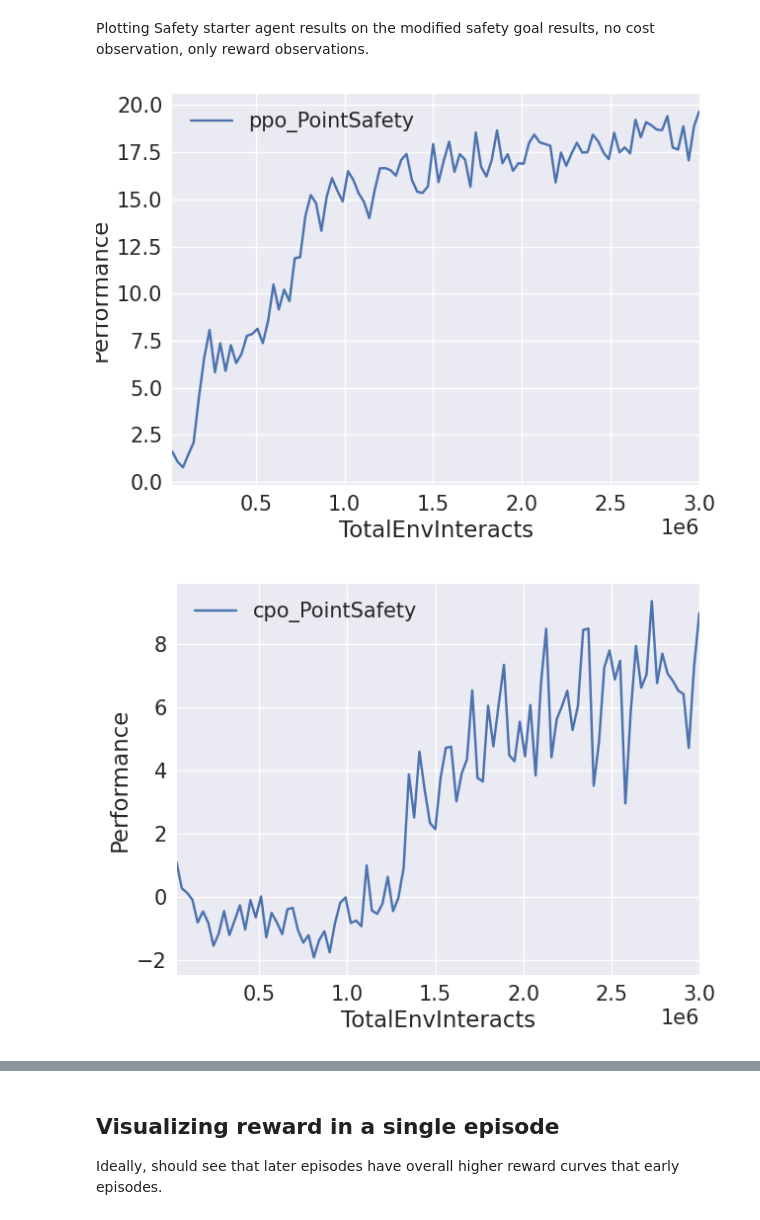
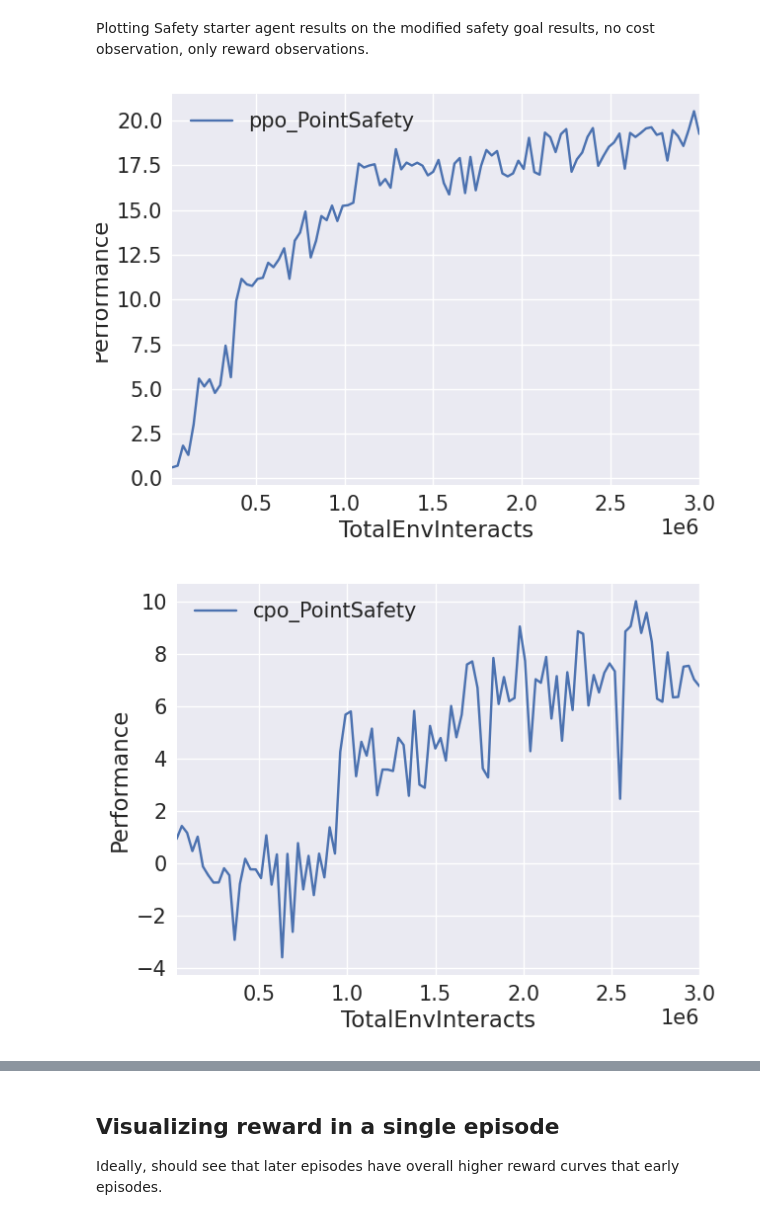
Before and after one commit to jswang/handful-of-trials, a Jupyter notebook: plotter.ipynb, the cells around one changed output, grey strips where cells are left out. Saved outputs shown, nothing was run; the diff lists cells and outputs as text; code cells hidden in the pictures.

```diff
--- a/plotter.ipynb
+++ b/plotter.ipynb
@@ -28,9 +28,9 @@ Plotting Safety starter agent results on the modified safety goal results, no co
 # %%
 # Plot the Safety start agent results
 results = ['ppo', 'cpo', 'trpo']
 for i in results:
-    im = Image(filename=f"data/{i}_point_safety_goal_performance.png")
+    im = Image(filename=f"data/{i}_safety_point_goal_1_performance.png")
     display(im)
 # %% [output]
-[figure, old version]
+[figure, new version]
-[figure, old version]
+[figure, new version]
```
Also changed, not shown: parts of 5 cells of this notebook, 3 other files.
